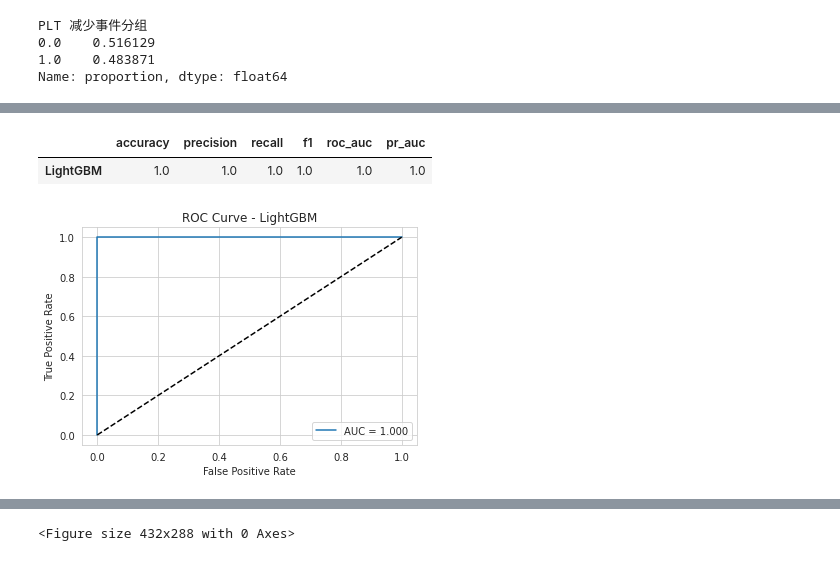
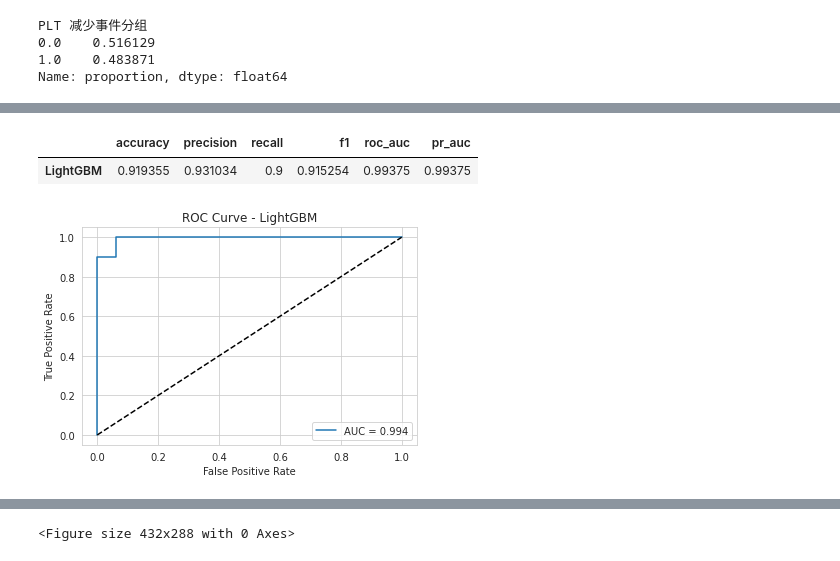
Before and after one commit to enoch321/PLT_Prediction, a Jupyter notebook: notebooks/LightGBM_PLT.ipynb, the cells around one changed output, grey strips where cells are left out. Cells and saved outputs as stored; diff of their text form; code cells hidden in the pictures.

```diff
--- a/notebooks/LightGBM_PLT.ipynb
+++ b/notebooks/LightGBM_PLT.ipynb
@@ -100,6 +102,7 @@ X = X.dropna()
 y = y.loc[X.index]
 
 X = pd.get_dummies(X, drop_first=True)
+X = X.astype(float)
 print("Feature shape after encoding:", X.shape)
 # %% [output]
 Missing values:
@@ -149,4 +149,34 @@ model = LGBMClassifier(
 # %%
-model.fit(X_train, y_train)
+# model.fit(X_train, y_train)
+
+lgbm_pipe = Pipeline([
+    ('scaler', StandardScaler()),
+    ('lgbm', LGBMClassifier(class_weight='balanced', random_state=42))
+])
+
+param_grid_lgbm = {
+    # 极度限制叶子数，试试 3 到 7
+    'lgbm__num_leaves': [3, 5, 7],
+    # 树深也要限制
+    'lgbm__max_depth': [1, 2, 3],
+    # 学习率
+    'lgbm__learning_rate': [0.01, 0.05, 0.1],
+    # 非常重要！一个叶子上至少要有比如 10 个样本，防止它把个例当规律
+    'lgbm__min_child_samples': [10, 15]
+}
+
+cv_5fold = StratifiedKFold(n_splits=5, shuffle=True, random_state=42)
+
+grid_search = GridSearchCV(
+    estimator=lgbm_pipe,
+    param_grid=param_grid_lgbm,
+    cv=cv_5fold,
+    scoring='f1',
+    n_jobs=1
+)
+grid_search.fit(X, y)
+model = grid_search.best_estimator_
+print("5-Fold 最佳 F1:", grid_search.best_score_)
+print("5-Fold 最佳参数:", grid_search.best_params_)
 # %% [output]
 [LightGBM] [Info] Number of positive: 24, number of negative: 25
@@ -171,3 +199,7 @@ LGBMClassifier(class_weight='balanced', learning_rate=0.05, n_estimators=200,
 # %%
-y_pred = model.predict(X_test)
-y_prob = model.predict_proba(X_test)[:, 1]
+# y_pred = model.predict(X_test)
+# y_prob = model.predict_proba(X_test)[:, 1]
+
+loo = LeaveOneOut()
+y_probas_loo = cross_val_predict(model, X, y, cv=loo, method='predict_proba')[:, 1]
+y_preds_loo = (y_probas_loo > 0.5).astype(int)
@@ -174,29 +224,29 @@ y_prob = model.predict_proba(X_test)[:, 1]
 # %%
 metrics = {
-    "accuracy": accuracy_score(y_test, y_pred),
-    "precision": precision_score(y_test, y_pred),
-    "recall": recall_score(y_test, y_pred),
-    "f1": f1_score(y_test, y_pred),
-    "roc_auc": roc_auc_score(y_test, y_prob),
-    "pr_auc": average_precision_score(y_test, y_prob)
+    "accuracy": accuracy_score(y, y_preds_loo),
+    "precision": precision_score(y, y_preds_loo),
+    "recall": recall_score(y, y_preds_loo),
+    "f1": f1_score(y, y_preds_loo),
+    "roc_auc": roc_auc_score(y, y_probas_loo),
+    "pr_auc": average_precision_score(y, y_probas_loo)
 }
 
 metrics_df = pd.DataFrame(metrics, index=["LightGBM"])
 metrics_df
 # %% [output]
 |  | accuracy | precision | recall | f1 | roc_auc | pr_auc |
-| LightGBM | 1.0 | 1.0 | 1.0 | 1.0 | 1.0 | 1.0 |
+| LightGBM | 0.919355 | 0.931034 | 0.9 | 0.915254 | 0.99375 | 0.99375 |
 # %%
-fpr, tpr, _ = roc_curve(y_test, y_prob)
+fpr, tpr, _ = roc_curve(y, y_probas_loo)
 
 plt.figure()
 plt.plot(fpr, tpr, label=f"AUC = {metrics['roc_auc']:.3f}")
 plt.plot([0, 1], [0, 1], "k--")
 plt.xlabel("False Positive Rate")
 plt.ylabel("True Positive Rate")
 plt.title("ROC Curve - LightGBM")
 plt.legend()
 plt.show()
 # %% [output]
-[figure, old version]
+[figure, new version]
 # %%
```
Also changed, not shown: parts of 7 cells of this notebook, 14 other files.
